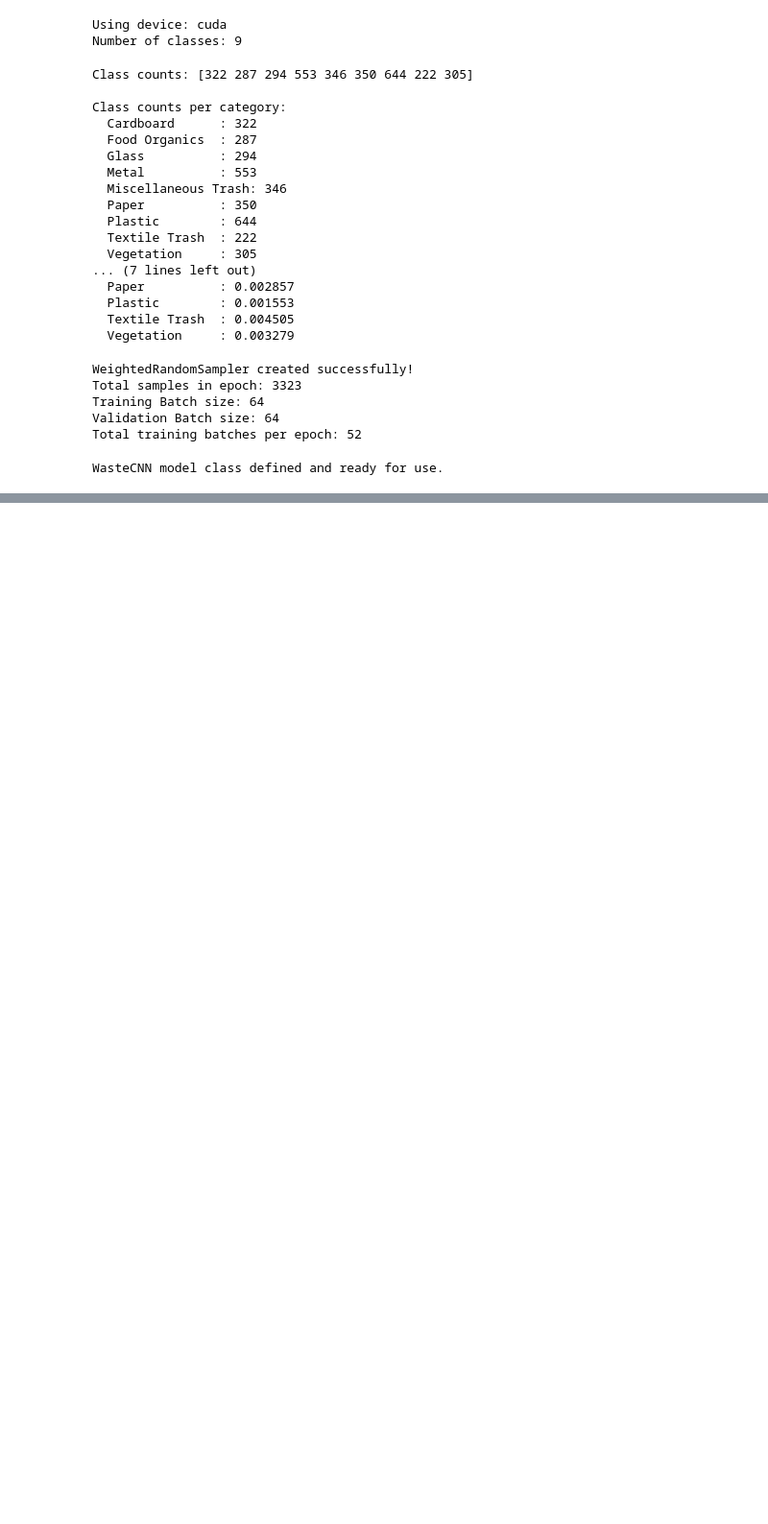
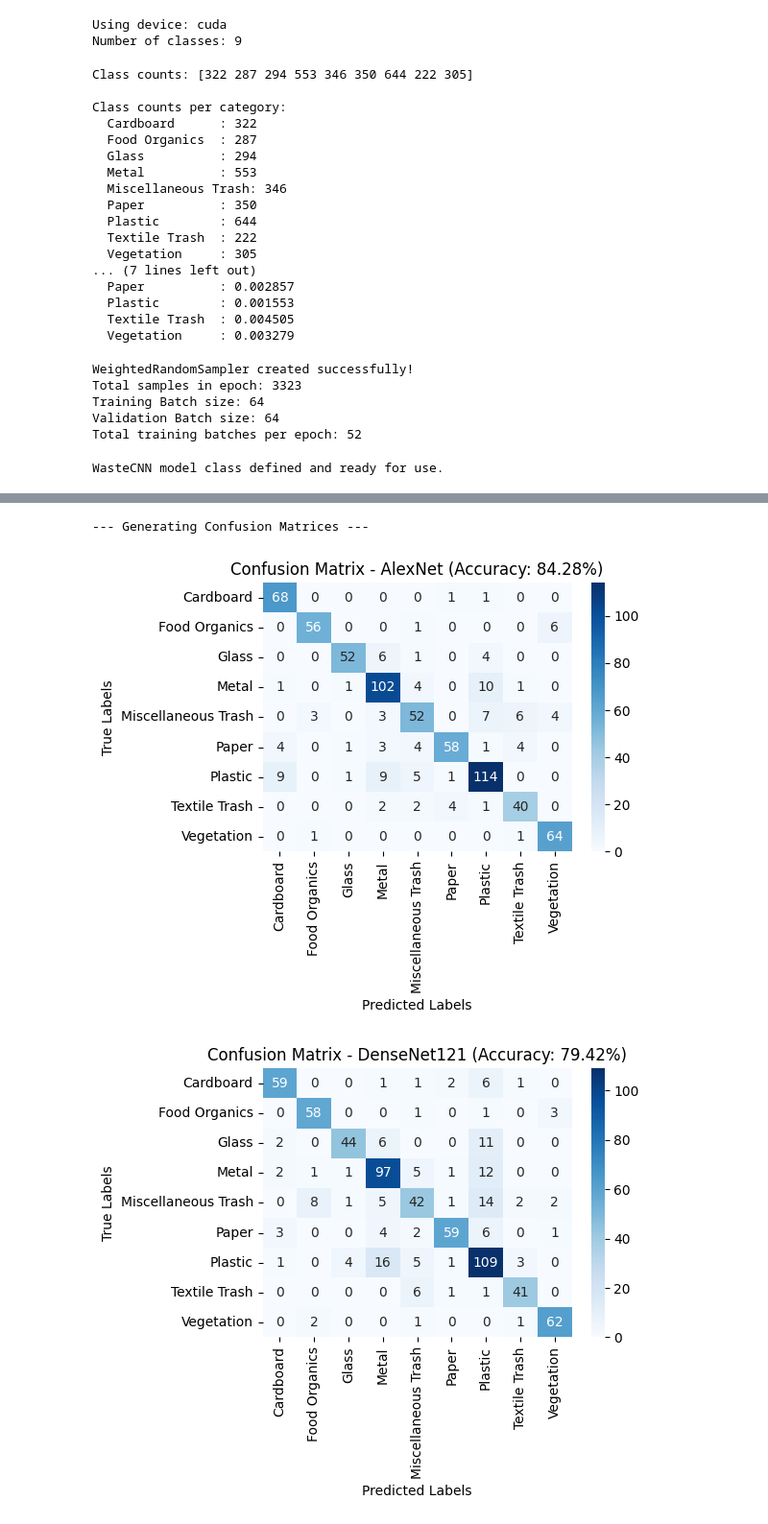
Before and after one commit to lahirunie-dulsara/EN3150-Assignment-3-CNN, a Jupyter notebook: RealWaste.ipynb, the cells around one changed output, grey strips where cells are left out. Shown at 96% size. Drawn from its saved outputs; the diff is of its cells as text; code cells hidden in the pictures; blank space fills up the shorter version.

```diff
--- a/RealWaste.ipynb
+++ b/RealWaste.ipynb
@@ -566,0 +596,16 @@ print("\nConfusion matrices generated for all optimizer models.")
+# %%
+from torchvision.models import AlexNet_Weights, DenseNet121_Weights
+
+# --- AlexNet ---
+alexnet = models.alexnet(weights=AlexNet_Weights.IMAGENET1K_V1)
+for param in alexnet.features.parameters():
+    param.requires_grad = False
+alexnet.classifier[6] = nn.Linear(4096, num_classes)
+alexnet = alexnet.to(device)
+
+# --- DenseNet121 ---
+densenet = models.densenet121(weights=DenseNet121_Weights.IMAGENET1K_V1)
+for param in densenet.features.parameters():
+    param.requires_grad = False
+densenet.classifier = nn.Linear(densenet.classifier.in_features, num_classes)
+densenet = densenet.to(device)
@@ -566,0 +721,34 @@ print("\nConfusion matrices generated for all optimizer models.")
+# %%
+def plot_confusion_matrix(model, model_name, model_path, test_loader, class_names):
+    model.load_state_dict(torch.load(model_path))
+    model.to(device)
+    model.eval()
+
+    all_preds, all_labels = [], []
+    with torch.no_grad():
+        for images, labels in test_loader:
+            images, labels = images.to(device), labels.to(device)
+            outputs = model(images)
+            _, predicted = torch.max(outputs, 1)
+            all_preds.extend(predicted.cpu().numpy())
+            all_labels.extend(labels.cpu().numpy())
+
+    cm = confusion_matrix(all_labels, all_preds)
+    acc = 100 * np.trace(cm) / np.sum(cm)
+
+    plt.figure(figsize=(6, 5))
+    sns.heatmap(cm, annot=True, fmt='d', cmap='Blues',
+                xticklabels=class_names, yticklabels=class_names)
+    plt.title(f"Confusion Matrix - {model_name} (Accuracy: {acc:.2f}%)")
+    plt.xlabel("Predicted Labels")
+    plt.ylabel("True Labels")
+    plt.tight_layout()
+    plt.show()
+
+print("\n--- Generating Confusion Matrices ---")
+plot_confusion_matrix(alexnet, "AlexNet", "alexnet_finetuned.pth", test_loader, train_dataset.classes)
+plot_confusion_matrix(densenet, "DenseNet121", "densenet121_finetuned.pth", test_loader, train_dataset.classes)
+# %% [output]
+--- Generating Confusion Matrices ---
+[figure, added]
+[figure, added]
```
Also changed, not shown: parts of 12 cells of this notebook.
